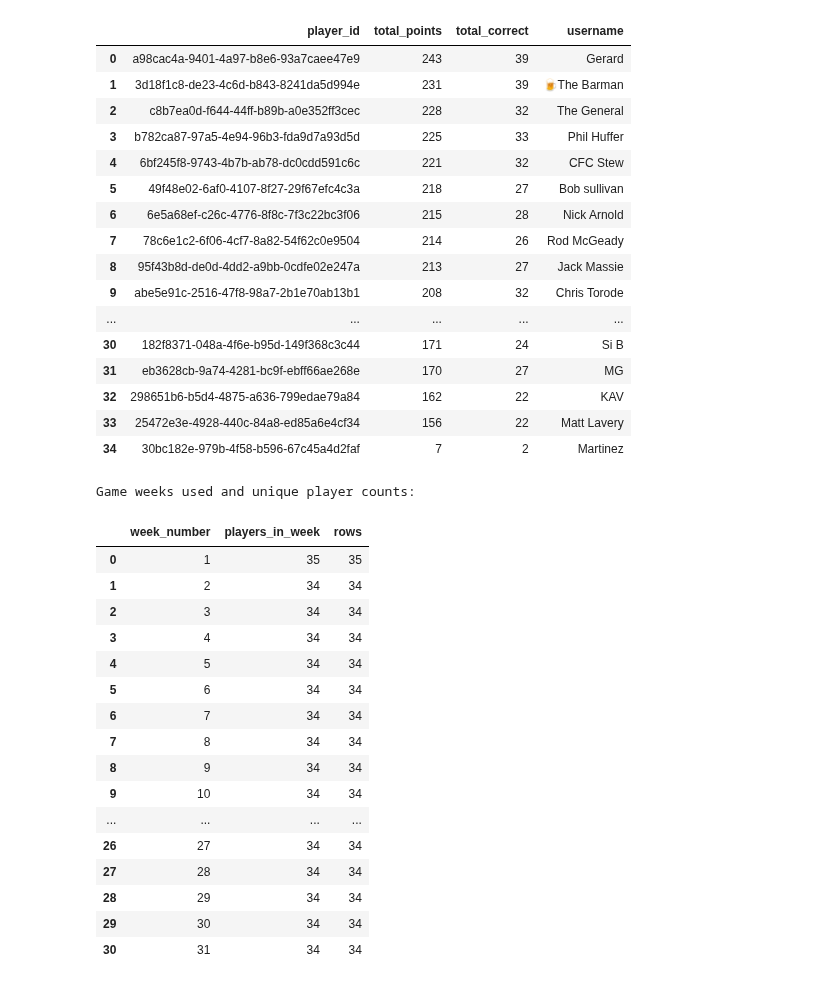
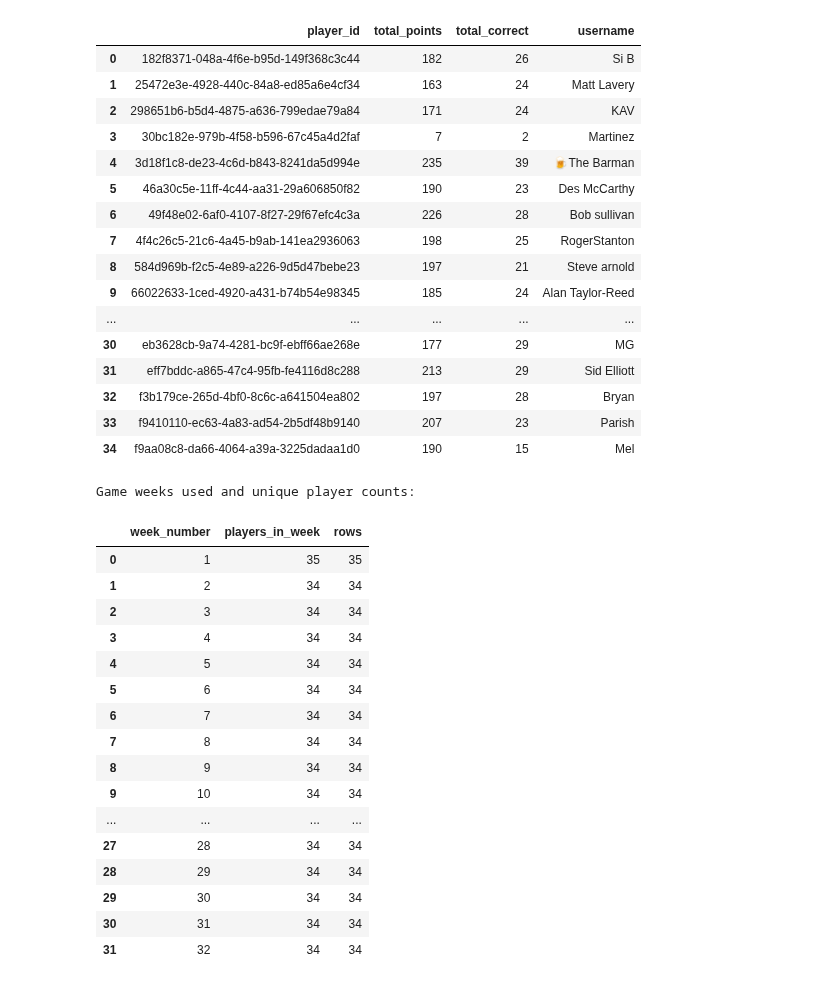
Before and after one commit to Gavin-Persad/predictions_data, a Jupyter notebook: Notebooks/season_scores_check.ipynb, the cells around one changed output. Saved outputs shown, nothing was run; the diff lists cells and outputs as text; code cells hidden in the pictures.

```diff
--- a/Notebooks/season_scores_check.ipynb
+++ b/Notebooks/season_scores_check.ipynb
@@ -4,7 +4,7 @@ import pandas as pd
 from pathlib import Path
 from IPython.display import display
 
-base = Path('../CSV/14.04.2026')
+base = Path('../CSV/20.04.2026')
 paths = {
     'game_week_scores': base / 'game_week_scores_rows.csv',
     'game_weeks': base / 'game_weeks_rows.csv',
@@ -65,51 +65,51 @@ profiles shape: (48, 4)
 # Player totals: sum points and correct_scores per player from merged_all
 import pandas as pd
 from IPython.display import display
 
 if 'merged_all' not in globals():
     raise NameError("merged_all not found — run cell 1 first to load and merge game_week_scores, game_weeks, and profiles")
 
 df = merged_all.copy()
 for c in ('points','correct_scores'):
     if c in df.columns:
         df[c] = pd.to_numeric(df[c], errors='coerce').fillna(0)
     else:
         df[c] = 0
 
 totals = df.groupby('player_id', dropna=False).agg({'points':'sum','correct_scores':'sum'}).reset_index()
 
 # Attach username when available
 if 'username' in df.columns:
     totals = totals.merge(df[['player_id','username']].drop_duplicates('player_id'), on='player_id', how='left')
 
 totals = totals.rename(columns={'points':'total_points','correct_scores':'total_correct'})
 
-# Sort by points descending
-totals = totals.sort_values('total_points', ascending=False).reset_index(drop=True)
+# Sort by player_id
+totals = totals.sort_values('player_id').reset_index(drop=True)
 
 # Make tidy integer display
 for col in ('total_points','total_correct'):
     totals[col] = totals[col].round(0).astype(int)
 
 display(totals)
 # %% [output]
 |  | player_id | total_points | total_correct | username |
-| 0 | a98cac4a-9401-4a97-b8e6-93a7caee47e9 | 243 | 39 | Gerard |
-| 1 | 3d18f1c8-de23-4c6d-b843-8241da5d994e | 231 | 39 | 🍺The Barman |
-| 2 | c8b7ea0d-f644-44ff-b89b-a0e352ff3cec | 228 | 32 | The General |
-| 3 | b782ca87-97a5-4e94-96b3-fda9d7a93d5d | 225 | 33 | Phil Huffer |
-| 4 | 6bf245f8-9743-4b7b-ab78-dc0cdd591c6c | 221 | 32 | CFC Stew |
-| 5 | 49f48e02-6af0-4107-8f27-29f67efc4c3a | 218 | 27 | Bob sullivan |
-| 6 | 6e5a68ef-c26c-4776-8f8c-7f3c22bc3f06 | 215 | 28 | Nick Arnold |
-| 7 | 78c6e1c2-6f06-4cf7-8a82-54f62c0e9504 | 214 | 26 | Rod McGeady |
-| 8 | 95f43b8d-de0d-4dd2-a9bb-0cdfe02e247a | 213 | 27 | Jack Massie |
-| 9 | abe5e91c-2516-47f8-98a7-2b1e70ab13b1 | 208 | 32 | Chris Torode |
+| 0 | 182f8371-048a-4f6e-b95d-149f368c3c44 | 182 | 26 | Si B |
+| 1 | 25472e3e-4928-440c-84a8-ed85a6e4cf34 | 163 | 24 | Matt Lavery |
+| 2 | 298651b6-b5d4-4875-a636-799edae79a84 | 171 | 24 | KAV |
+| 3 | 30bc182e-979b-4f58-b596-67c45a4d2faf | 7 | 2 | Martinez |
+| 4 | 3d18f1c8-de23-4c6d-b843-8241da5d994e | 235 | 39 | 🍺The Barman |
+| 5 | 46a30c5e-11ff-4c44-aa31-29a606850f82 | 190 | 23 | Des McCarthy |
+| 6 | 49f48e02-6af0-4107-8f27-29f67efc4c3a | 226 | 28 | Bob sullivan |
+| 7 | 4f4c26c5-21c6-4a45-b9ab-141ea2936063 | 198 | 25 | RogerStanton |
+| 8 | 584d969b-f2c5-4e89-a226-9d5d47bebe23 | 197 | 21 | Steve arnold |
+| 9 | 66022633-1ced-4920-a431-b74b54e98345 | 185 | 24 | Alan Taylor-Reed |
 | ... | ... | ... | ... | ... |
-| 30 | 182f8371-048a-4f6e-b95d-149f368c3c44 | 171 | 24 | Si B |
-| 31 | eb3628cb-9a74-4281-bc9f-ebff66ae268e | 170 | 27 | MG |
-| 32 | 298651b6-b5d4-4875-a636-799edae79a84 | 162 | 22 | KAV |
-| 33 | 25472e3e-4928-440c-84a8-ed85a6e4cf34 | 156 | 22 | Matt Lavery |
-| 34 | 30bc182e-979b-4f58-b596-67c45a4d2faf | 7 | 2 | Martinez |
+| 30 | eb3628cb-9a74-4281-bc9f-ebff66ae268e | 177 | 29 | MG |
+| 31 | eff7bddc-a865-47c4-95fb-fe4116d8c288 | 213 | 29 | Sid Elliott |
+| 32 | f3b179ce-265d-4bf0-8c6c-a641504ea802 | 197 | 28 | Bryan |
+| 33 | f9410110-ec63-4a83-ad54-2b5df48b9140 | 207 | 23 | Parish |
+| 34 | f9aa08c8-da66-4064-a39a-3225dadaa1d0 | 190 | 15 | Mel |
 # %%
 # Game-week player counts: list the game weeks used and player counts per week
 import pandas as pd
@@ -120,7 +120,7 @@ if 'merged_all' not in globals():
     raise NameError("merged_all not found — run cell 1 first to load and merge game_week_scores, game_weeks, and profiles")
 
 df = merged_all.copy()
-base = Path('../CSV/14.04.2026')
+base = Path('../CSV/20.04.2026')
 
 # Ensure we have week_number; if not, try to load game_weeks and merge
 if 'week_number' not in df.columns:
@@ -158,8 +158,8 @@ Game weeks used and unique player counts:
 | 8 | 9 | 34 | 34 |
 | 9 | 10 | 34 | 34 |
 | ... | ... | ... | ... |
-| 26 | 27 | 34 | 34 |
 | 27 | 28 | 34 | 34 |
 | 28 | 29 | 34 | 34 |
 | 29 | 30 | 34 | 34 |
 | 30 | 31 | 34 | 34 |
+| 31 | 32 | 34 | 34 |
```
Also changed, not shown: parts of 1 cell of this notebook, 8 other files.
